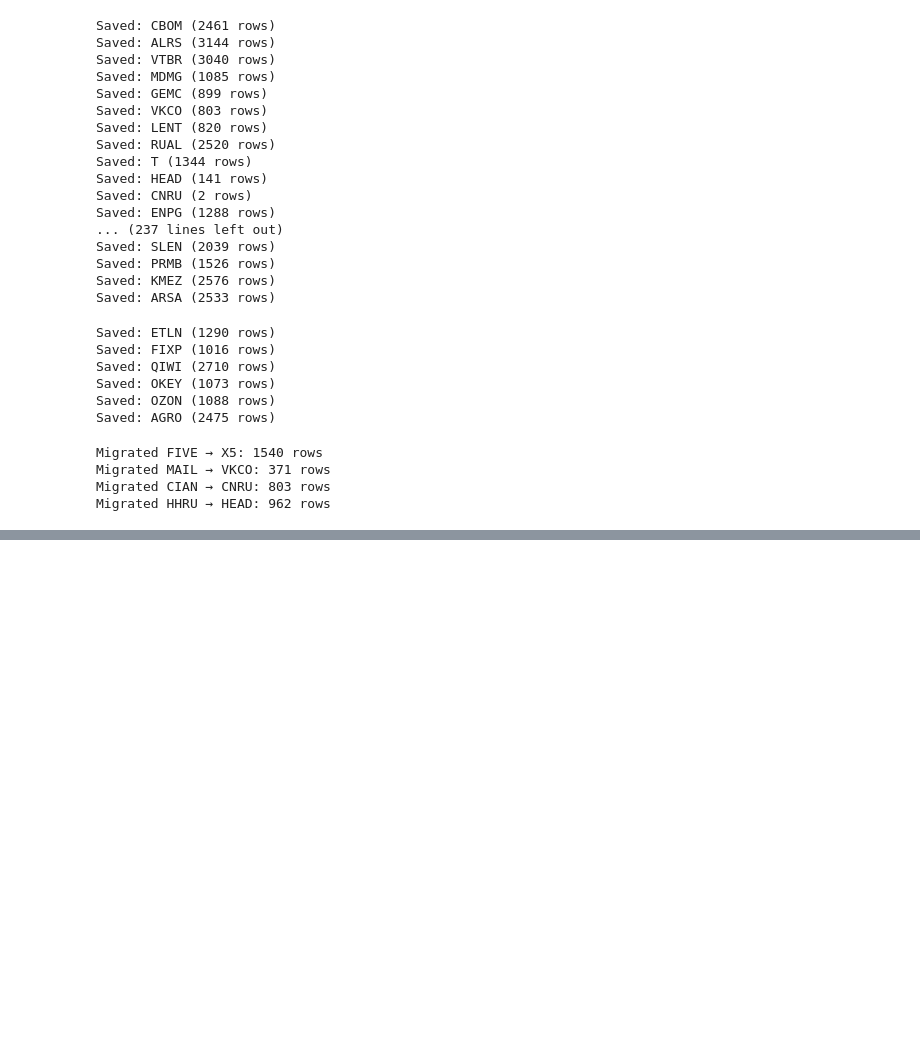
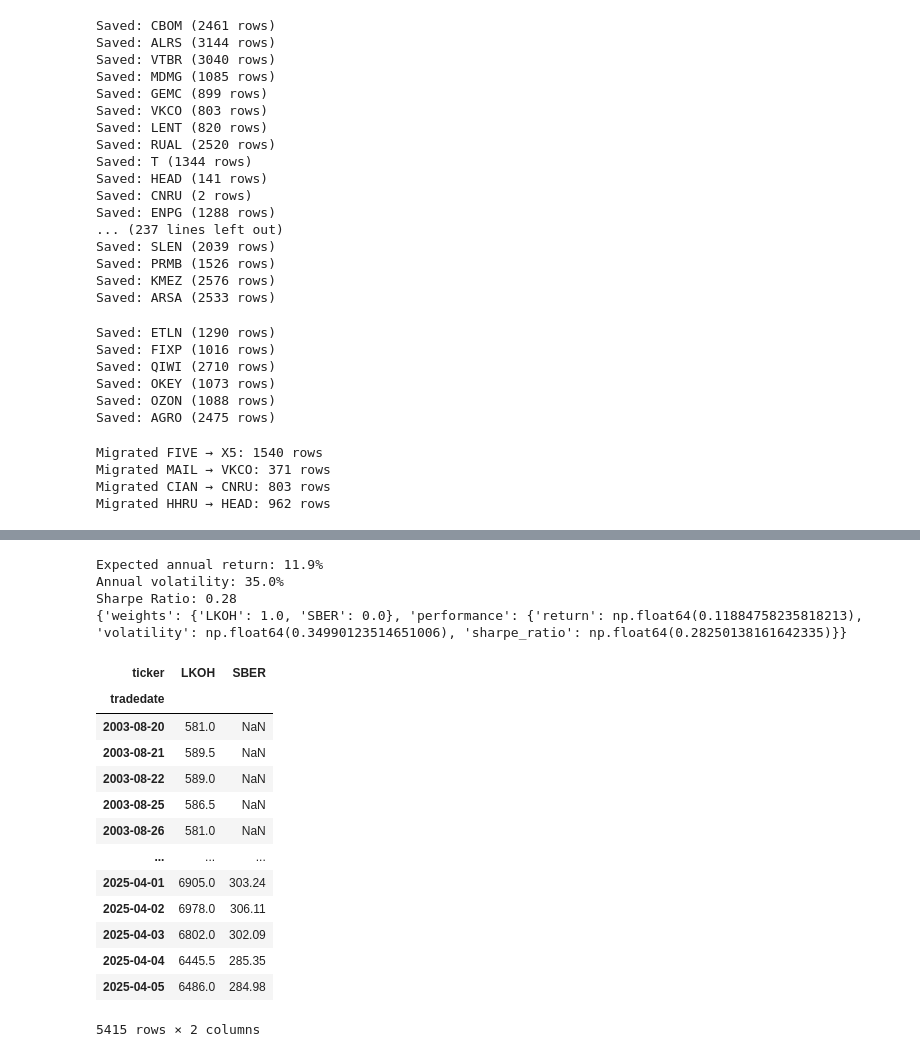
Before and after one commit to AntonYRV/portfolio-builder, a Jupyter notebook: test_port_opt.ipynb, the cells around one changed output, grey strips where cells are left out. Cells and saved outputs as stored; diff of their text form; code cells hidden in the pictures; blank space fills up the shorter version.

```diff
--- a/test_port_opt.ipynb
+++ b/test_port_opt.ipynb
@@ -370,0 +516,29 @@ Migrated HHRU → HEAD: 962 rows
+# %%
+from optimizer import optimizer_for_tickers
+
+tickers = ['SBER', 'LKOH']
+print(optimizer_for_tickers(tickers, rf=0.02))
+# %% [output]
+Expected annual return: 11.9%
+Annual volatility: 35.0%
+Sharpe Ratio: 0.28
+{'weights': {'LKOH': 1.0, 'SBER': 0.0}, 'performance': {'return': np.float64(0.11884758235818213), 'volatility': np.float64(0.34990123514651006), 'sharpe_ratio': np.float64(0.28250138161642335)}}
+# %%
+from get_prices_sql import get_tickers_prices_sql
+
+get_tickers_prices_sql(tickers)
+# %% [output]
+| ticker | LKOH | SBER |
+| tradedate |  |  |
+| 2003-08-20 | 581.0 | NaN |
+| 2003-08-21 | 589.5 | NaN |
+| 2003-08-22 | 589.0 | NaN |
+| 2003-08-25 | 586.5 | NaN |
+| 2003-08-26 | 581.0 | NaN |
+| ... | ... | ... |
+| 2025-04-01 | 6905.0 | 303.24 |
+| 2025-04-02 | 6978.0 | 306.11 |
+| 2025-04-03 | 6802.0 | 302.09 |
+| 2025-04-04 | 6445.5 | 285.35 |
+| 2025-04-05 | 6486.0 | 284.98 |
+5415 rows × 2 columns
```
Also changed, not shown: parts of 6 cells of this notebook, 2 other files.
